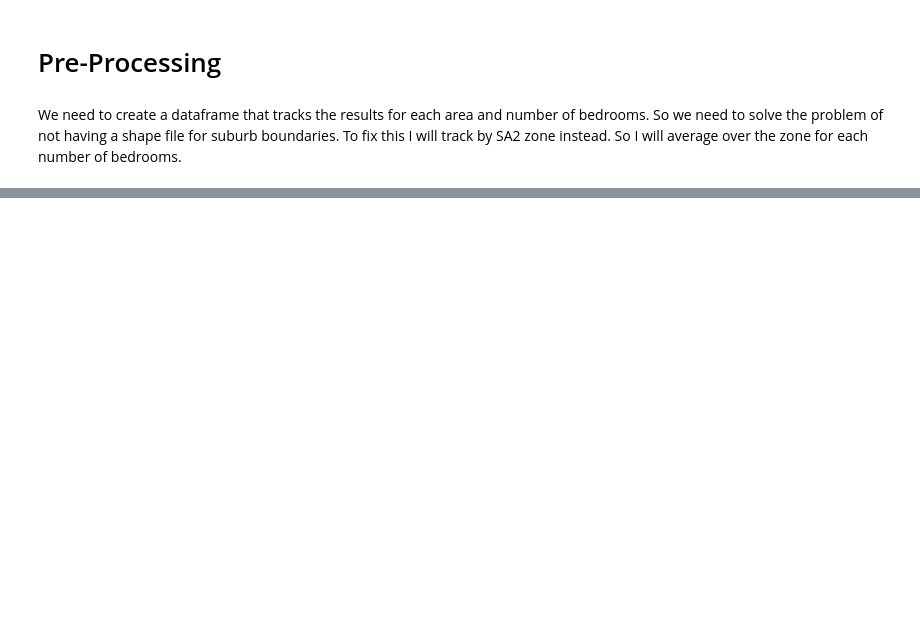
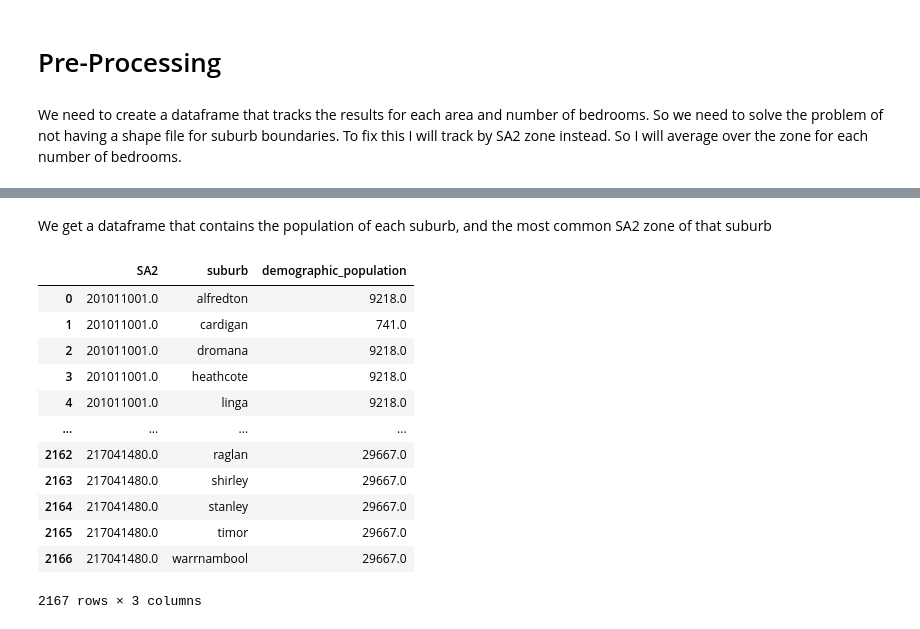
Before and after one commit to MAST30034-Applied-Data-Science/generic-real-estate-consulting-project-group-32, a Jupyter notebook: models/Predict Future.ipynb, the cells around one changed output, grey strips where cells are left out. Drawn from its saved outputs; the diff is of its cells as text; code cells hidden in the pictures; blank space fills up the shorter version.

```diff
--- a/models/Predict Future.ipynb
+++ b/models/Predict Future.ipynb
@@ -84,0 +86,20 @@ df_SA2
+# %% [markdown]
+We get a dataframe that contains the population of each suburb, and the most common SA2 zone of that suburb
+# %%
+sa2_pop = df[["demographic_population", "SA2","suburb"]].groupby(["SA2", "suburb"])
+sa2_pop = sa2_pop.mean().dropna().reset_index().astype({"SA2":"object"})
+sa2_pop
+# %% [output]
+|  | SA2 | suburb | demographic_population |
+| 0 | 201011001.0 | alfredton | 9218.0 |
+| 1 | 201011001.0 | cardigan | 741.0 |
+| 2 | 201011001.0 | dromana | 9218.0 |
+| 3 | 201011001.0 | heathcote | 9218.0 |
+| 4 | 201011001.0 | linga | 9218.0 |
+| ... | ... | ... | ... |
+| 2162 | 217041480.0 | raglan | 29667.0 |
+| 2163 | 217041480.0 | shirley | 29667.0 |
+| 2164 | 217041480.0 | stanley | 29667.0 |
+| 2165 | 217041480.0 | timor | 29667.0 |
+| 2166 | 217041480.0 | warrnambool | 29667.0 |
+2167 rows × 3 columns
```
Also changed, not shown: parts of 8 cells of this notebook, 2 other files.
